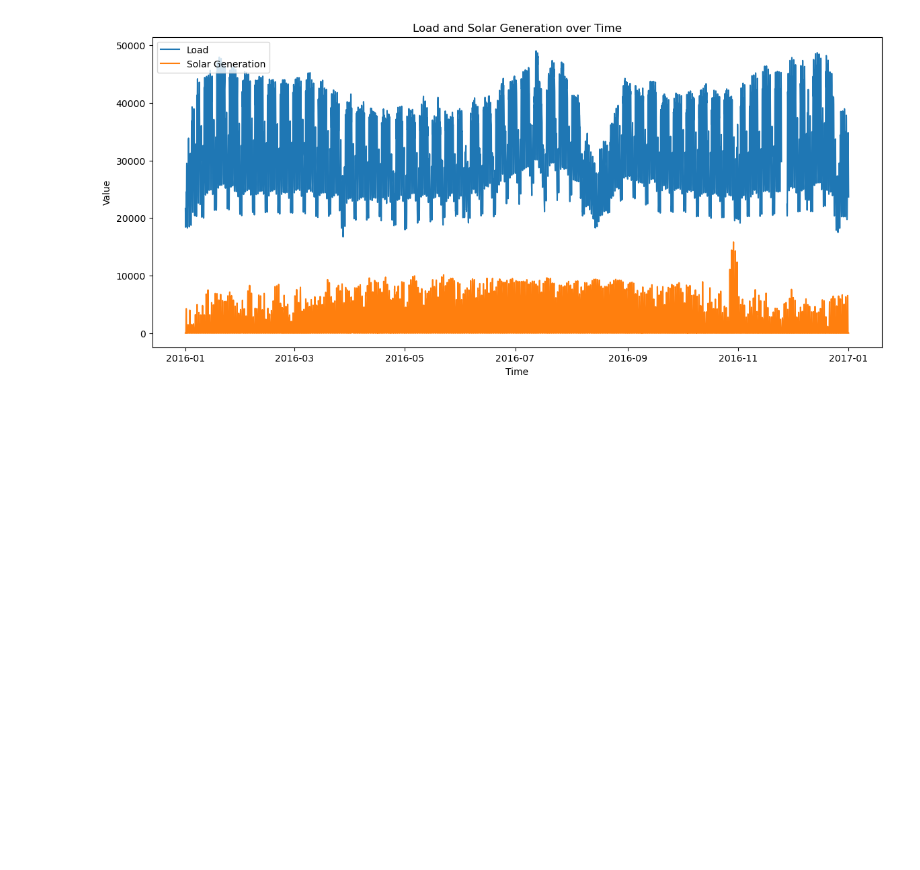
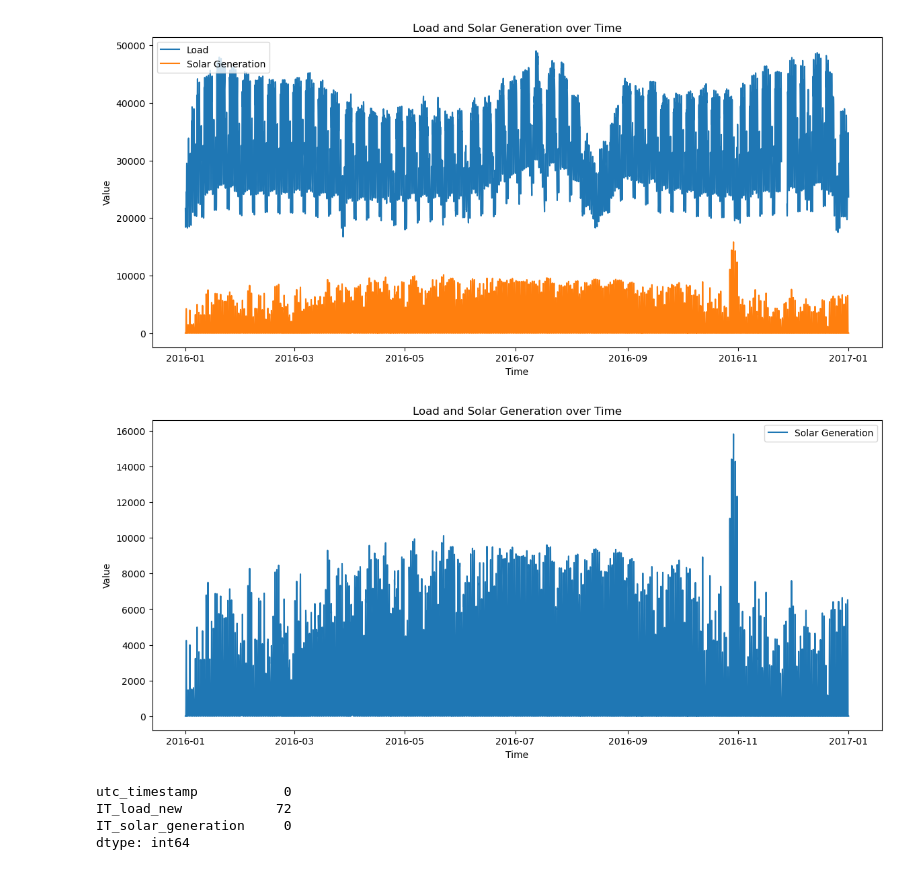
Before and after one commit to mmiskatul/Time-Series-analysis, a Jupyter notebook: Projects 1.ipynb, the cells around one changed output. Saved outputs shown, nothing was run; the diff lists cells and outputs as text; code cells hidden in the pictures; blank space fills up the shorter version.

Commit message:
handle  missing value and stationarity test

```diff
--- a/Projects 1.ipynb
+++ b/Projects 1.ipynb
@@ -26,3 +26,26 @@ plt.title('Load and Solar Generation over Time')
 plt.show()
 # %% [output]
 [figure]
+# %%
+ # Vizualize the Data
+data['utc_timestamp']=pd.to_datetime(data['utc_timestamp'])
+
+plt.figure(figsize=(14,6))
+
+# plt.plot(data['utc_timestamp'],data['IT_load_new'],label='Load')
+plt.plot(data['utc_timestamp'],data['IT_solar_generation'],label='Solar Generation')
+plt.xlabel('Time')
+plt.ylabel('Value')
+plt.legend()
+plt.title('Load and Solar Generation over Time')
+plt.show()
+# %% [output]
+[figure, added]
+# %%
+### Handle Missing values
+data.isnull().sum()
+# %% [output]
+utc_timestamp           0
+IT_load_new            72
+IT_solar_generation     0
+dtype: int64
```
Also changed, not shown: parts of 4 cells of this notebook.
